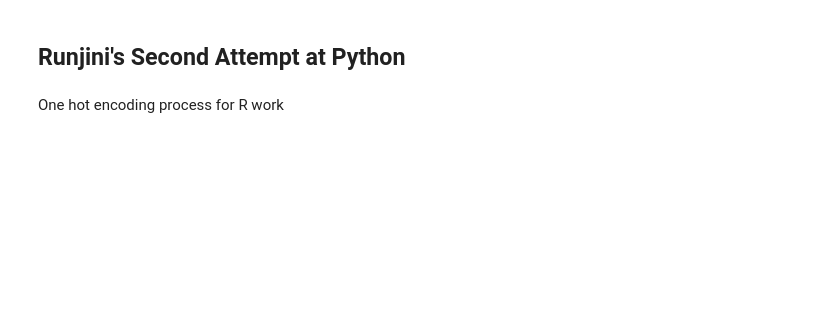
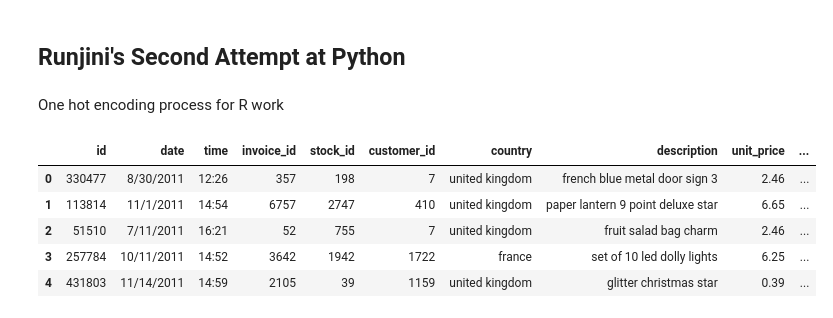
Before and after one commit to hondajyh/RetroSpeckt, a Jupyter notebook: Runjini's Python Experiment.ipynb, the cells around one changed output. Cells and saved outputs as stored; diff of their text form; code cells hidden in the pictures; blank space fills up the shorter version.

```diff
--- a/Runjini's Python Experiment.ipynb
+++ b/Runjini's Python Experiment.ipynb
@@ -5,12 +5,21 @@ One hot encoding process for R work
 # %%
 import numpy as np # linear algebra
 import pandas as pd # data processing, CSV file I/O (e.g. pd.read_csv)
 import os
 
 # Any results you write to the current directory are saved as output.
 # FILE_DIR = '../input/hawaiiml-data'
 # for f in os.listdir(FILE_DIR):
 #     print('{0:<30}{1:0.2f}MB'.format(f, 1e-6*os.path.getsize(f'{FILE_DIR}/{f}')))
 
 df_train = pd.read_csv(f'train.csv', encoding='ISO-8859-1') #write training data to dataframe
 df_test = pd.read_csv(f'test.csv', encoding='ISO-8859-1') # Read the test data
+
+df_train.head(n=5)
+# %% [output]
+|  | id | date | time | invoice_id | stock_id | customer_id | country | description | unit_price | ... |
+| 0 | 330477 | 8/30/2011 | 12:26 | 357 | 198 | 7 | united kingdom | french blue metal door sign 3 | 2.46 | ... |
+| 1 | 113814 | 11/1/2011 | 14:54 | 6757 | 2747 | 410 | united kingdom | paper lantern 9 point deluxe star | 6.65 | ... |
+| 2 | 51510 | 7/11/2011 | 16:21 | 52 | 755 | 7 | united kingdom | fruit salad bag charm | 2.46 | ... |
+| 3 | 257784 | 10/11/2011 | 14:52 | 3642 | 1942 | 1722 | france | set of 10 led dolly lights | 6.25 | ... |
+| 4 | 431803 | 11/14/2011 | 14:59 | 2105 | 39 | 1159 | united kingdom | glitter christmas star | 0.39 | ... |
```
Also changed, not shown: parts of 21 cells of this notebook, 2 other files.
